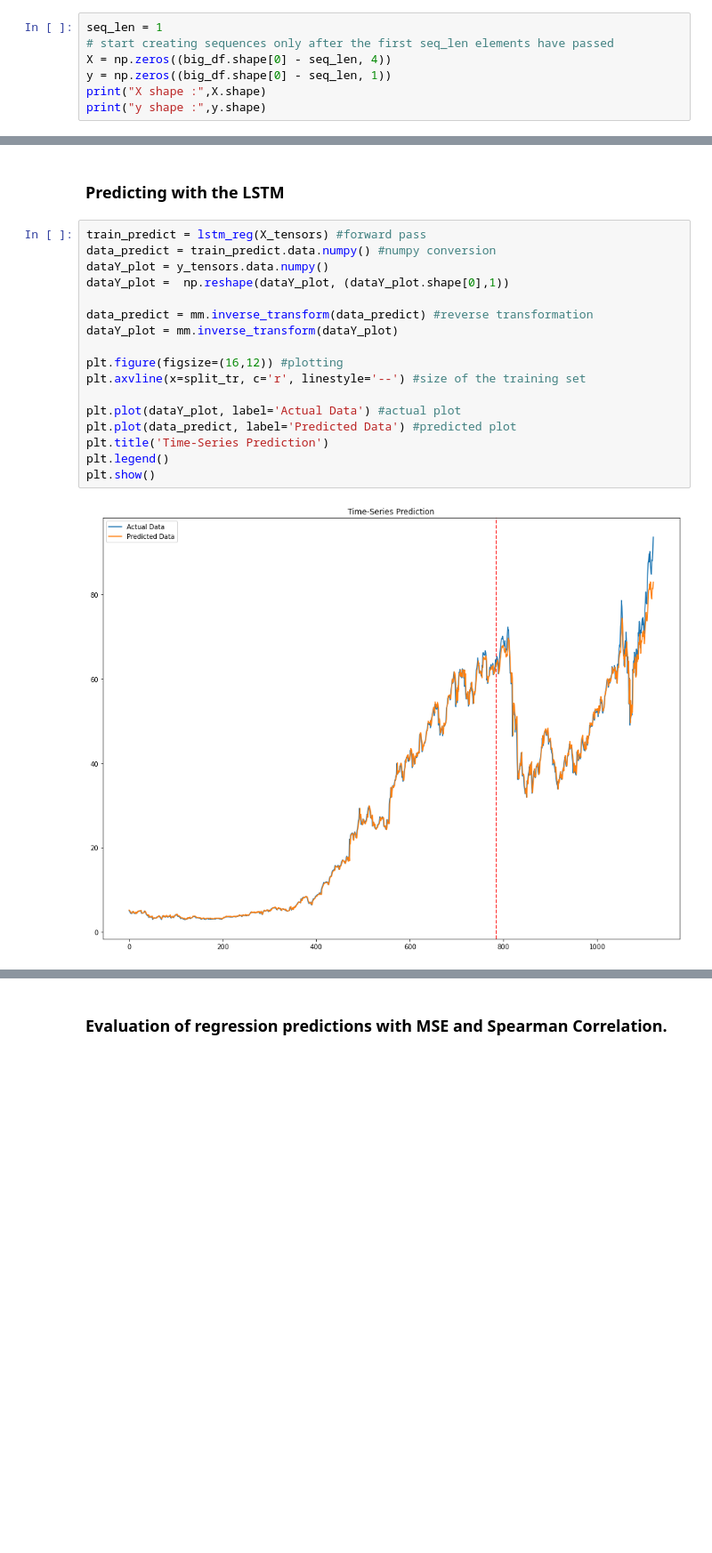
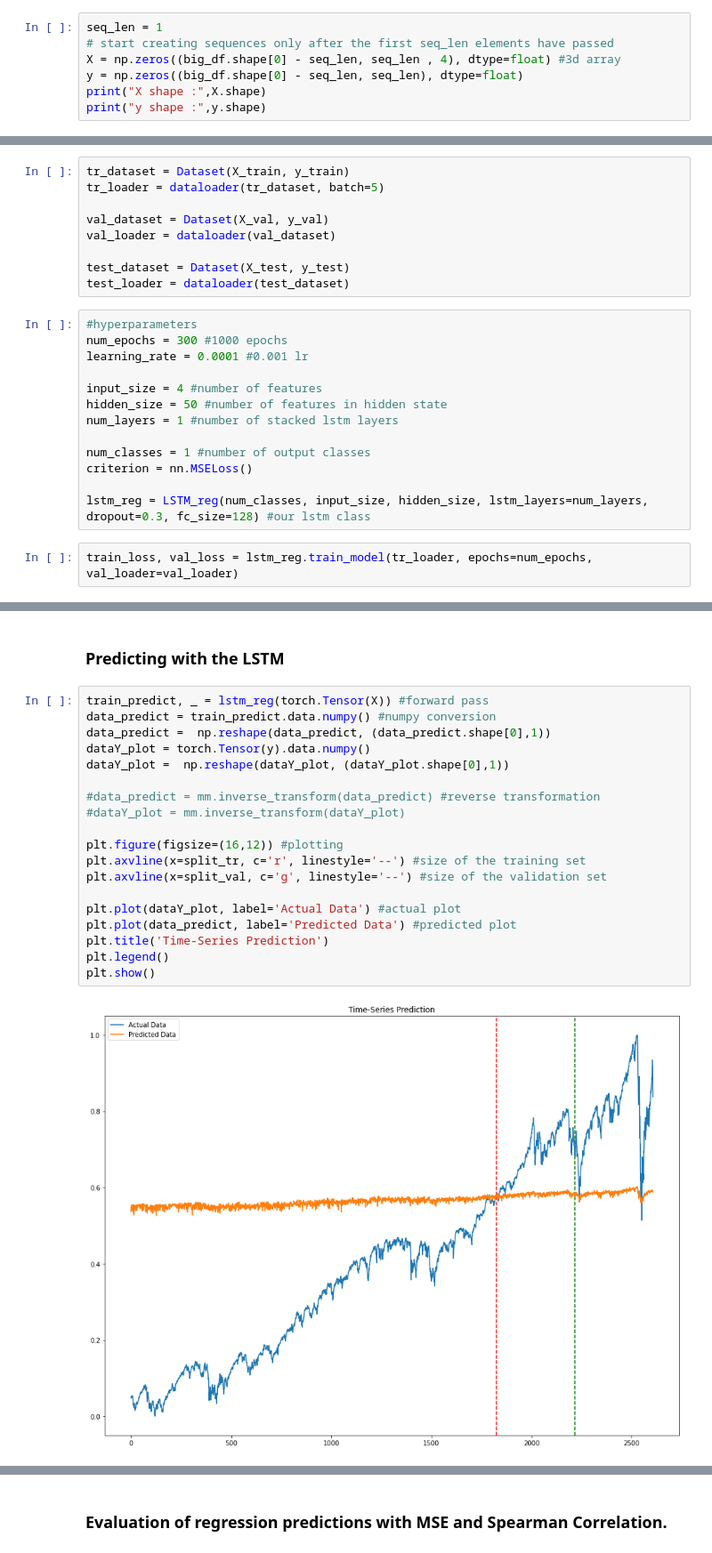
Before and after one commit to Poulinakis-Konstantinos/Stock_prediction_with_News_Sentiment_Analysis, a Jupyter notebook: LSTM_sentim.ipynb, the cells around one changed output, grey strips where cells are left out. Shown at 89% size. Cells and saved outputs as stored; diff of their text form; blank space fills up the shorter version.

Commit message:
LSTM results

```diff
--- a/LSTM_sentim.ipynb
+++ b/LSTM_sentim.ipynb
@@ -89,8 +33,8 @@ Create a time series dataset, features consist of the previous day's close price
 # %%
 seq_len = 1
 # start creating sequences only after the first seq_len elements have passed
-X = np.zeros((big_df.shape[0] - seq_len, 4))
-y = np.zeros((big_df.shape[0] - seq_len, 1))
+X = np.zeros((big_df.shape[0] - seq_len, seq_len , 4), dtype=float) #3d array
+y = np.zeros((big_df.shape[0] - seq_len, seq_len), dtype=float)
 print("X shape :",X.shape)
 print("y shape :",y.shape)
 # %% [output]
@@ -253,0 +204,24 @@ Epoch: 900, train_loss: 0.00009,  val_loss: 0.00056
+# %%
+tr_dataset = Dataset(X_train, y_train)
+tr_loader = dataloader(tr_dataset, batch=5)
+
+val_dataset = Dataset(X_val, y_val)
+val_loader = dataloader(val_dataset)
+
+test_dataset = Dataset(X_test, y_test)
+test_loader = dataloader(test_dataset)
+# %%
+#hyperparameters
+num_epochs = 300 #1000 epochs
+learning_rate = 0.0001 #0.001 lr
+
+input_size = 4 #number of features
+hidden_size = 50 #number of features in hidden state
+num_layers = 1 #number of stacked lstm layers
+
+num_classes = 1 #number of output classes
+criterion = nn.MSELoss()
+
+lstm_reg = LSTM_reg(num_classes, input_size, hidden_size, lstm_layers=num_layers, dropout=0.3, fc_size=128) #our lstm class
+# %%
+train_loss, val_loss = lstm_reg.train_model(tr_loader, epochs=num_epochs, val_loader=val_loader)
@@ -264,21 +242,23 @@ plt.show()
 # %% [markdown]
 ### Predicting with the LSTM
 # %%
-train_predict = lstm_reg(X_tensors) #forward pass
+train_predict, _ = lstm_reg(torch.Tensor(X)) #forward pass
 data_predict = train_predict.data.numpy() #numpy conversion
-dataY_plot = y_tensors.data.numpy()
+data_predict =  np.reshape(data_predict, (data_predict.shape[0],1))
+dataY_plot = torch.Tensor(y).data.numpy()
 dataY_plot =  np.reshape(dataY_plot, (dataY_plot.shape[0],1))
 
-data_predict = mm.inverse_transform(data_predict) #reverse transformation
-dataY_plot = mm.inverse_transform(dataY_plot)
+#data_predict = mm.inverse_transform(data_predict) #reverse transformation
+#dataY_plot = mm.inverse_transform(dataY_plot)
 
 plt.figure(figsize=(16,12)) #plotting
 plt.axvline(x=split_tr, c='r', linestyle='--') #size of the training set
+plt.axvline(x=split_val, c='g', linestyle='--') #size of the validation set
 
 plt.plot(dataY_plot, label='Actual Data') #actual plot
 plt.plot(data_predict, label='Predicted Data') #predicted plot
 plt.title('Time-Series Prediction')
 plt.legend()
 plt.show()
 # %% [output]
-[figure, old version]
+[figure, new version]
```
Also changed, not shown: parts of 49 cells of this notebook, 1 other file.
